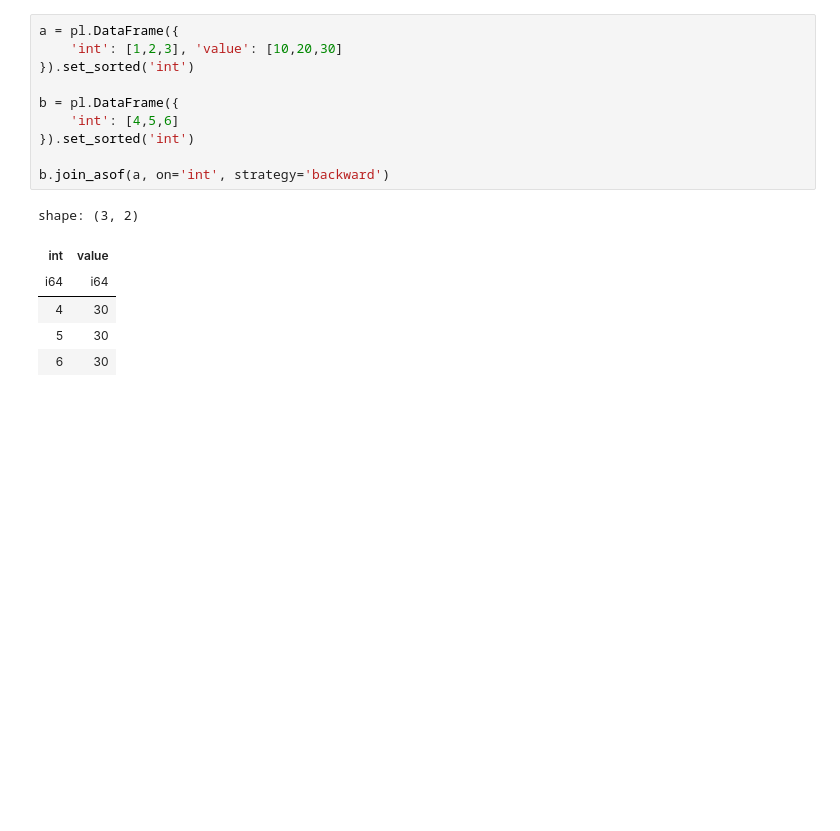
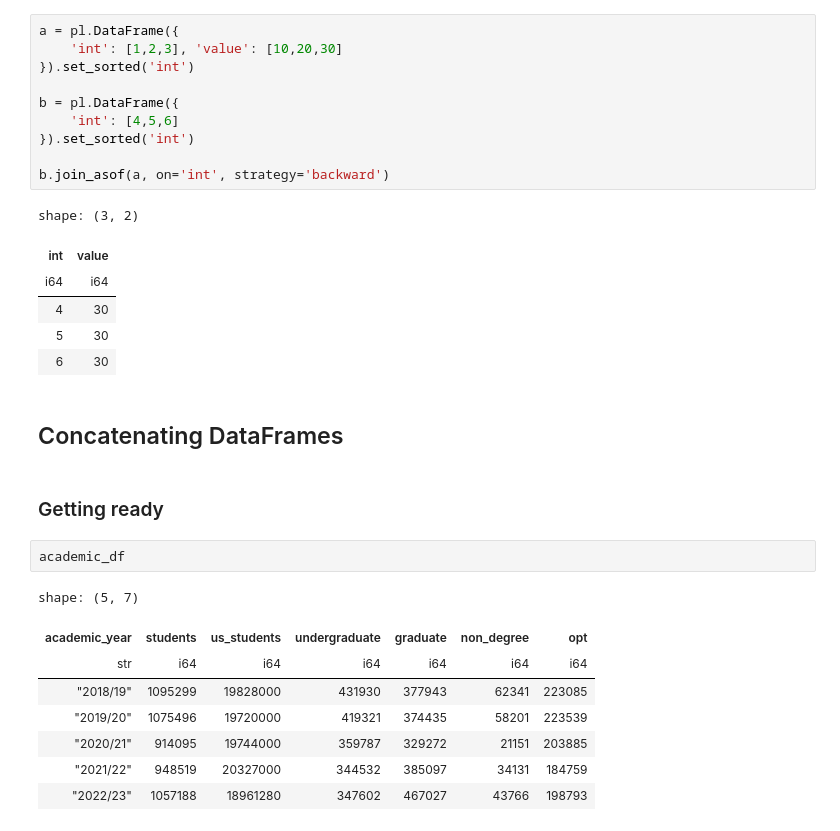
Before and after one commit to PacktPublishing/Polars-Cookbook, a Jupyter notebook: Chapter08/ch08.ipynb, the cells around one changed output. Saved outputs shown, nothing was run; the diff lists cells and outputs as text; blank space fills up the shorter version.

Commit message:
ch08 concatenating dataframes done

```diff
--- a/Chapter08/ch08.ipynb
+++ b/Chapter08/ch08.ipynb
@@ -381,3 +549,18 @@ shape: (3, 2)
 | 4 | 30 |
 | 5 | 30 |
 | 6 | 30 |
+# %% [markdown]
+## Concatenating DataFrames
+# %% [markdown]
+### Getting ready
+# %%
+academic_df
+# %% [output]
+shape: (5, 7)
+| academic_year | students | us_students | undergraduate | graduate | non_degree | opt |
+| str | i64 | i64 | i64 | i64 | i64 | i64 |
+| "2018/19" | 1095299 | 19828000 | 431930 | 377943 | 62341 | 223085 |
+| "2019/20" | 1075496 | 19720000 | 419321 | 374435 | 58201 | 223539 |
+| "2020/21" | 914095 | 19744000 | 359787 | 329272 | 21151 | 203885 |
+| "2021/22" | 948519 | 20327000 | 344532 | 385097 | 34131 | 184759 |
+| "2022/23" | 1057188 | 18961280 | 347602 | 467027 | 43766 | 198793 |
```
Also changed, not shown: parts of 29 cells of this notebook.
